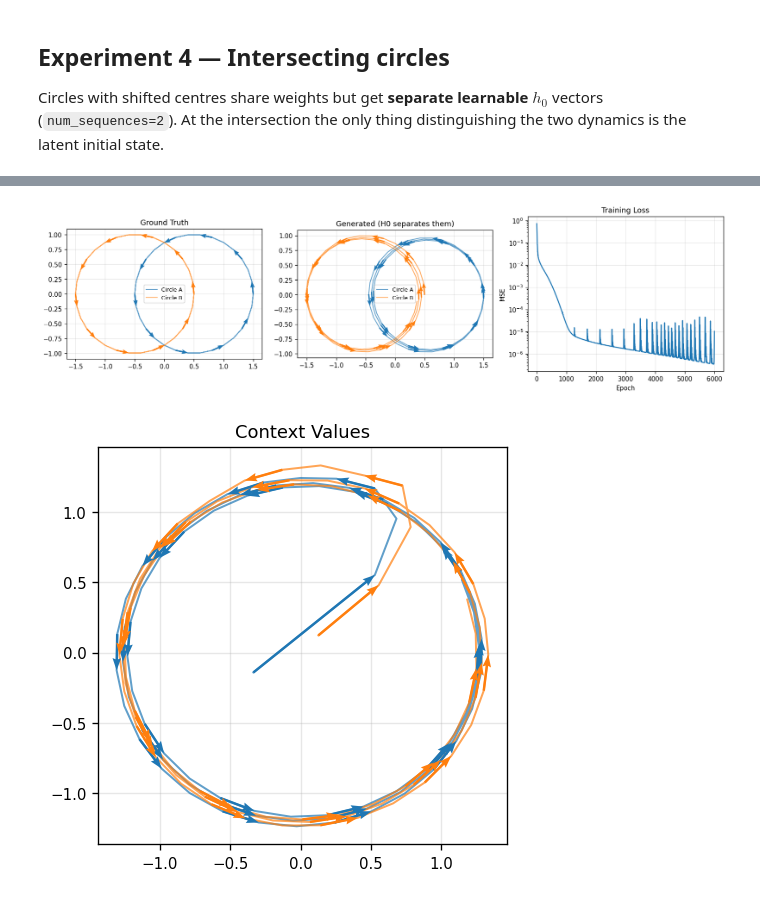
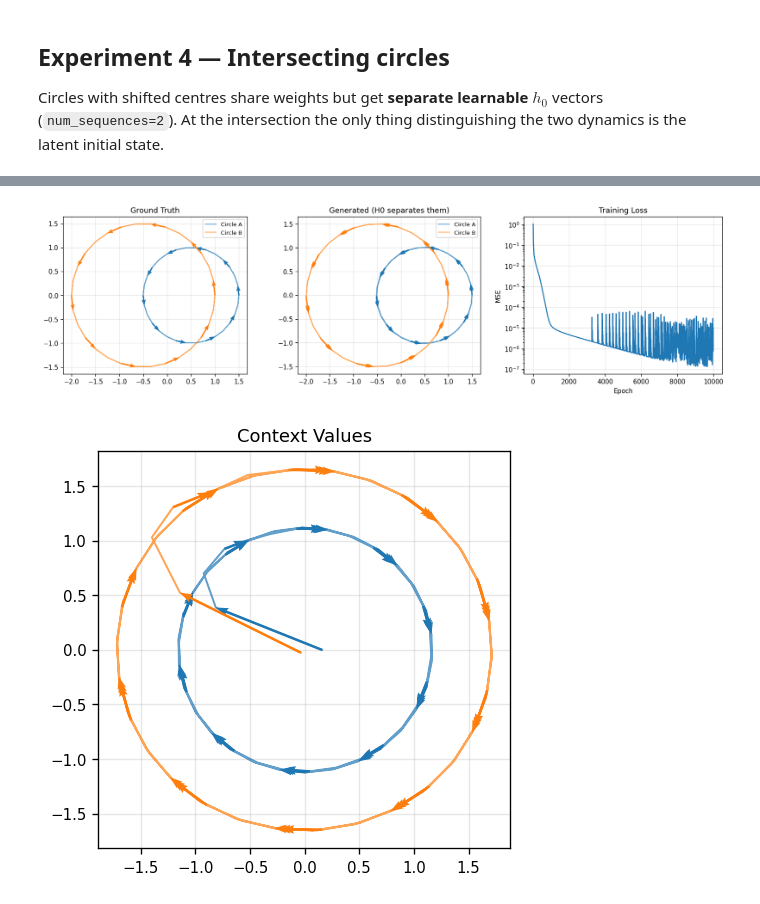
Before and after one commit to tahafkh/dynamical-rnns, a Jupyter notebook: notebooks/dynamic_analysis.ipynb, the cells around one changed output, grey strips where cells are left out. Drawn from its saved outputs; the diff is of its cells as text; code cells hidden in the pictures.

```diff
--- a/notebooks/dynamic_analysis.ipynb
+++ b/notebooks/dynamic_analysis.ipynb
@@ -507,7 +553,7 @@ $h_0$** vectors (`num_sequences=2`).  At the intersection the only thing
 distinguishing the two dynamics is the latent initial state.
 # %%
 fn_a = lambda th: circle_curve(th, r=1.0, cx=0.5, cy=0.0)
-fn_b = lambda th: circle_curve(th, r=1.0, cx=-0.5, cy=0.0)
+fn_b = lambda th: circle_curve(th, r=1.5, cx=-0.5, cy=0.0)
 
 xa, ya = make_sequences(fn_a, B, T, dt, rng)
 xb, yb = make_sequences(fn_b, B, T, dt, rng)
@@ -520,14 +566,14 @@ model = ElmanRNN(2, 64, 2, num_sequences=2, activation="tanh",
                    weight_scale=0.1, rng=2)
 opt = Adam(lr=1e-3, clip_norm=1.0)
 
-losses = train(model, opt, x_train, y_train, batch_indices, n_epochs=6000)
+losses = train(model, opt, x_train, y_train, batch_indices, n_epochs=10000)
 
 pred_a, hs_a = generate(model, np.array([1.5, 0.0]), n_steps=90, seq_idx=0)
-pred_b, hs_b = generate(model, np.array([0.5, 0.0]), n_steps=90, seq_idx=1)
+pred_b, hs_b = generate(model, np.array([1.0, 0.0]), n_steps=90, seq_idx=1)
 
 gt_theta = np.linspace(0, 6 * np.pi, 91)
 gt_a = np.column_stack([np.cos(gt_theta) + 0.5, np.sin(gt_theta)])
-gt_b = np.column_stack([np.cos(gt_theta) - 0.5, np.sin(gt_theta)])
+gt_b = np.column_stack([1.5 * np.cos(gt_theta) - 0.5, 1.5 * np.sin(gt_theta)])
 
 fig, axes = plt.subplots(1, 3, figsize=(14, 4))
 plot_with_arrows(axes[0], [gt_a, gt_b], title="Ground Truth",
@@ -556,4 +606,4 @@ plt.show()
-[figure, old version]
+[figure, new version]
 # %%
 pca = PCA(n_components=2)
 
@@ -565,4 +615,4 @@ plot_with_arrows(ax, [hs_a_pca, hs_b_pca], title="Context Values")
 plt.tight_layout()
 plt.show()
 # %% [output]
-[figure, old version]
+[figure, new version]
```
Also changed, not shown: parts of 26 cells of this notebook.
